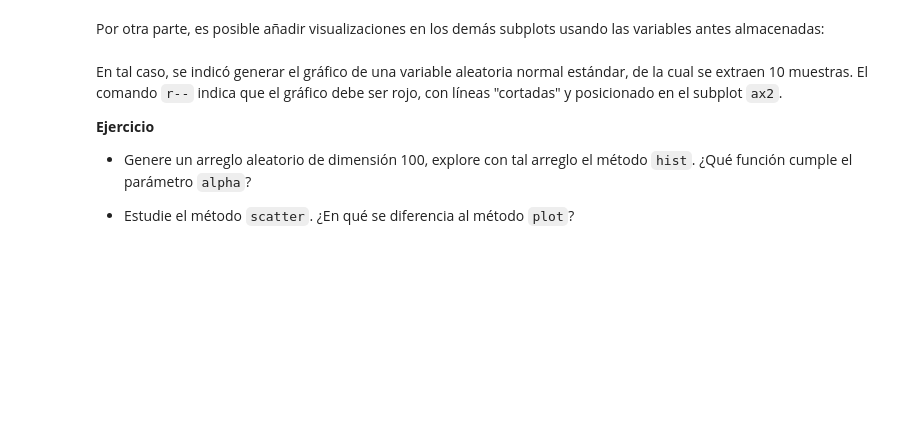
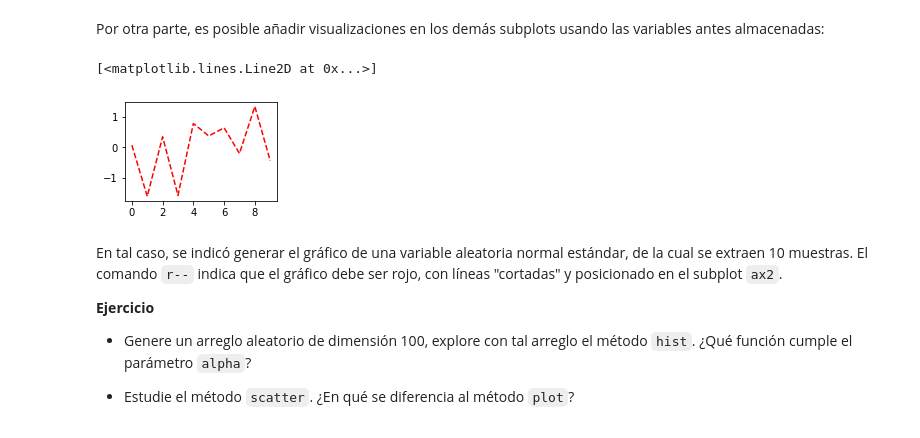
Before and after one commit to NicoCaro/DataScienceLab, a Jupyter notebook: S4/c8 pandas manejo 2 - visualizacion 1.ipynb, the cells around one changed output. Cells and saved outputs as stored; diff of their text form; code cells hidden in the pictures; blank space fills up the shorter version.

```diff
--- a/S4/c8 pandas manejo 2 - visualizacion 1.ipynb
+++ b/S4/c8 pandas manejo 2 - visualizacion 1.ipynb
@@ -793,7 +1144,12 @@ plt.plot([-1,1,-1,1])
 # %% [markdown]
 Por otra parte, es posible añadir visualizaciones en los demás subplots usando las variables antes almacenadas:
 # %%
+fig = plt.figure()
+ax1 = fig.add_subplot(2,2,1)
 ax1.plot(np.random.randn(10), 'r--')
+# %% [output]
+[<matplotlib.lines.Line2D at 0x...>]
+[figure, added]
 # %% [markdown]
 En tal caso, se indicó generar el gráfico de una variable aleatoria normal estándar, de la cual se extraen 10 muestras. El comando `r--` indica que el gráfico debe ser rojo, con líneas "cortadas" y posicionado en el subplot `ax2`.
 
```
Also changed, not shown: parts of 62 cells of this notebook.
